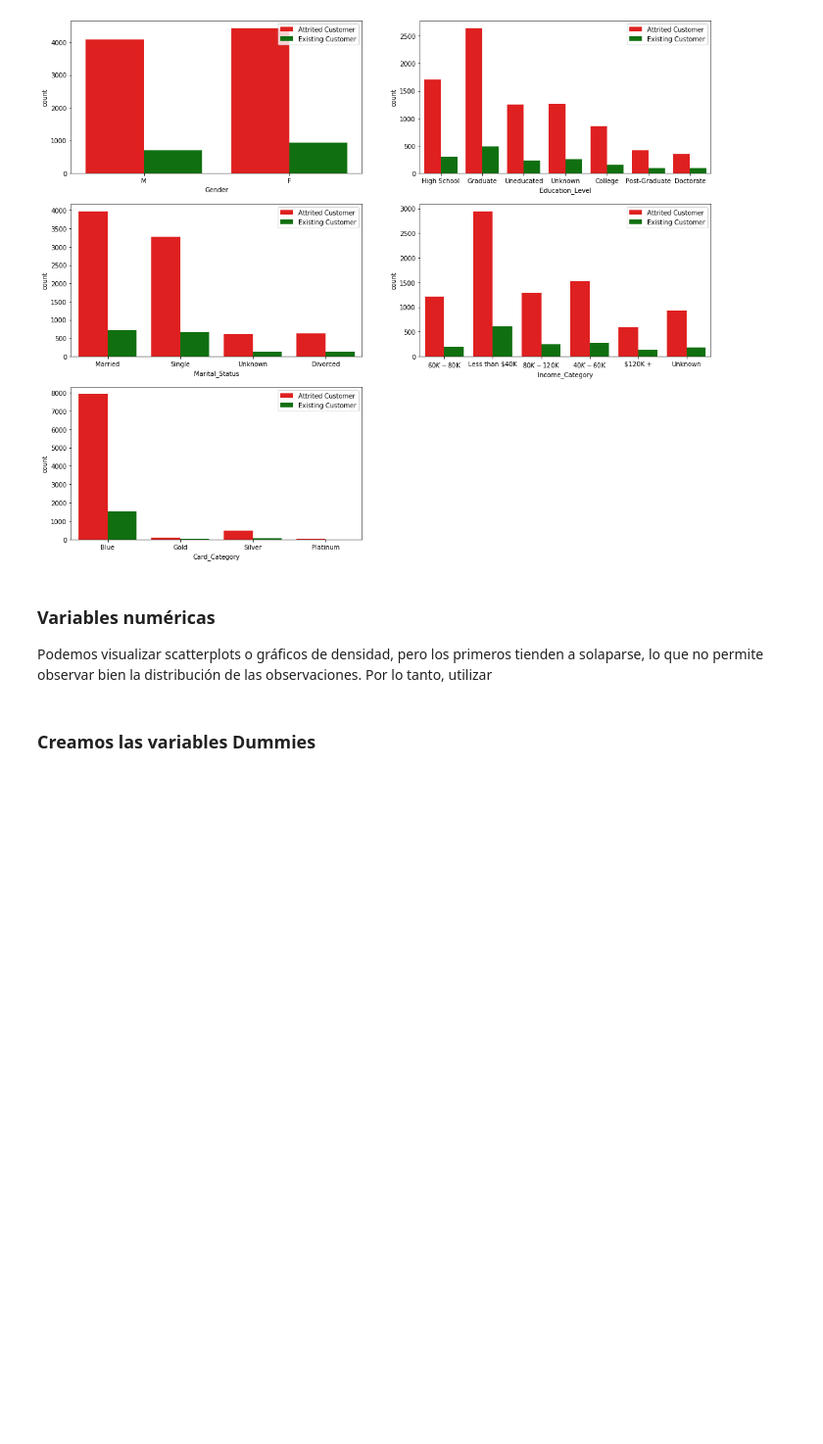
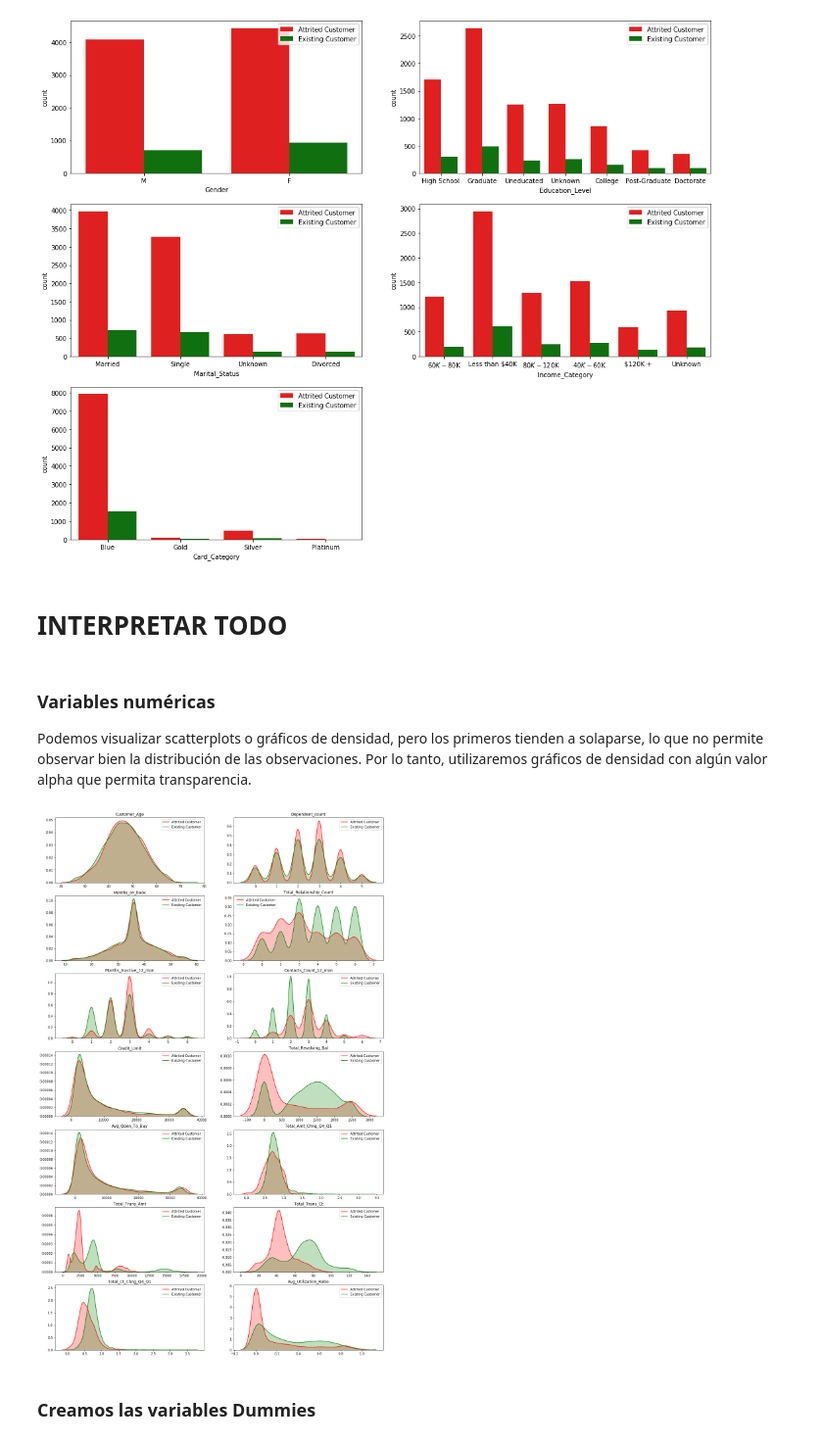
Before and after one commit to mariomicolta/Bank-Churn, a Jupyter notebook: Banks Church.ipynb, the cells around one changed output. Shown at 98% size. Cells and saved outputs as stored; diff of their text form; code cells hidden in the pictures; blank space fills up the shorter version.

```diff
--- a/Banks Church.ipynb
+++ b/Banks Church.ipynb
@@ -183,9 +214,29 @@ for variable in var_categoricas:
     i += 1
 # %% [output]
 [figure]
+# %% [markdown]
+# INTERPRETAR TODO
 # %% [markdown]
 ### Variables numéricas
 
-Podemos visualizar scatterplots o gráficos de densidad, pero los primeros tienden a solaparse, lo que no permite observar bien la distribución de las observaciones. Por lo tanto, utilizar
+Podemos visualizar scatterplots o gráficos de densidad, pero los primeros tienden a solaparse, lo que no permite observar bien la distribución de las observaciones. Por lo tanto, utilizaremos gráficos de densidad con algún valor alpha que permita transparencia.
+# %%
+fig = plt.figure(figsize=(18,30)) # Definimos el tamaño de la figura (ancho, alto)
+i=1
+for variable in var_numericas:
+    ax = fig.add_subplot(math.ceil(len(var_numericas)/2), 2, i)
+    sns.kdeplot(df.loc[df.Attrition_Flag == 'Attrited Customer', variable], shade=True, color='r', ax=ax);
+    sns.kdeplot(df.loc[df.Attrition_Flag == 'Existing Customer', variable], shade=True, color='g', ax=ax);
+    plt.title(variable)
+    plt.legend(['Attrited Customer', 'Existing Customer'])
+    i+=1
+
+#ax = fig.add_subplot(math.ceil(len(var_numericas)/2), 2, i)
+#sns.kdeplot(df.loc[df.target==0, "venas"], shade=True, color='g', ax=ax,bw=0.1);
+#sns.kdeplot(df.loc[df.target==1, "venas"], shade=True, color='r', ax=ax,bw=0.1);
+#plt.title("venas")
+#plt.legend(['Attrited Customer', 'Existing Customer'])
+# %% [output]
+[figure, added]
 # %% [markdown]
 ### Creamos las variables Dummies
```
Also changed, not shown: parts of 6 cells of this notebook.
